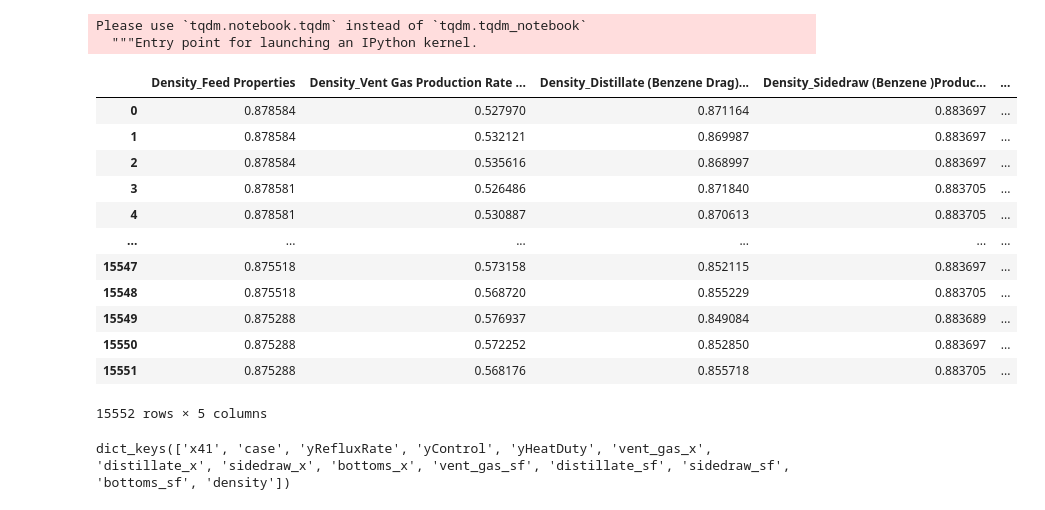
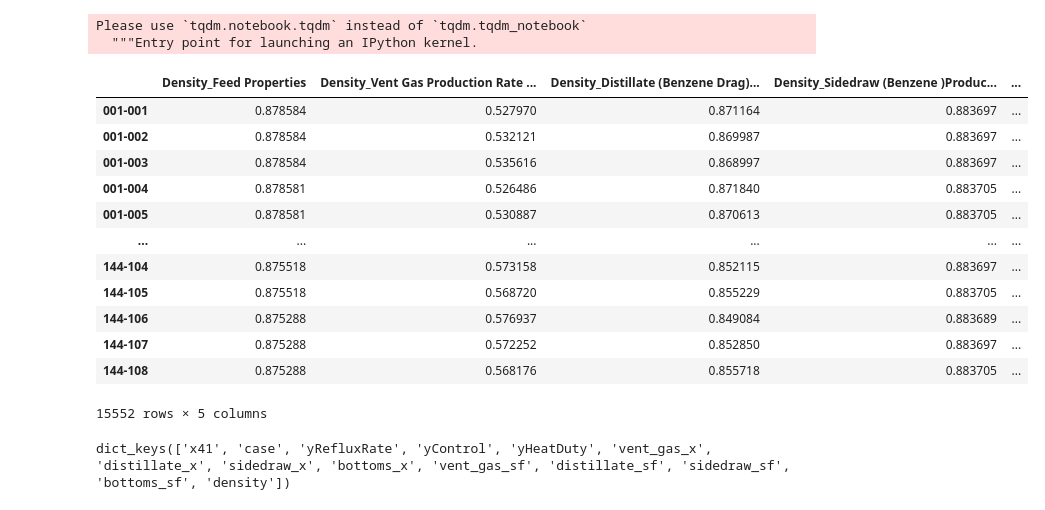
Before and after one commit to skywalker0803r/c620, a Jupyter notebook: notebook/ETL_C660.ipynb, the cells around one changed output. Drawn from its saved outputs; the diff is of its cells as text; code cells hidden in the pictures.

```diff
--- a/notebook/ETL_C660.ipynb
+++ b/notebook/ETL_C660.ipynb
@@ -162,31 +162,33 @@ col_names['bottoms_sf'] = bottoms_sf
 # %%
 MFR = get_col(train, 'Mass Flow Rate')
 MFR.remove(MFR[0])
 
 VFR = get_col(train, 'Volume Flow Rate')
 VFR.remove(VFR[0])
 
 vMFR = train[MFR].values
 vVFR = train[VFR].values
 n = [ i.split('_')[1] for i in MFR]
 
 col_names['density'] = ['Density_{}'.format(i) for i in n]
 density = vMFR/vVFR
-density = pd.DataFrame(density,columns=col_names['density'])
+density = pd.DataFrame(density,
+                       index=train.index,
+                       columns=col_names['density'])
 density
 # %% [output]
 |  | Density_Feed Properties | Density_Vent Gas Production Rate ... | Density_Distillate (Benzene Drag)... | Density_Sidedraw (Benzene )Produc... | ... |
-| 0 | 0.878584 | 0.527970 | 0.871164 | 0.883697 | ... |
-| 1 | 0.878584 | 0.532121 | 0.869987 | 0.883697 | ... |
-| 2 | 0.878584 | 0.535616 | 0.868997 | 0.883697 | ... |
-| 3 | 0.878581 | 0.526486 | 0.871840 | 0.883705 | ... |
-| 4 | 0.878581 | 0.530887 | 0.870613 | 0.883705 | ... |
+| 001-001 | 0.878584 | 0.527970 | 0.871164 | 0.883697 | ... |
+| 001-002 | 0.878584 | 0.532121 | 0.869987 | 0.883697 | ... |
+| 001-003 | 0.878584 | 0.535616 | 0.868997 | 0.883697 | ... |
+| 001-004 | 0.878581 | 0.526486 | 0.871840 | 0.883705 | ... |
+| 001-005 | 0.878581 | 0.530887 | 0.870613 | 0.883705 | ... |
 | ... | ... | ... | ... | ... | ... |
-| 15547 | 0.875518 | 0.573158 | 0.852115 | 0.883697 | ... |
-| 15548 | 0.875518 | 0.568720 | 0.855229 | 0.883705 | ... |
-| 15549 | 0.875288 | 0.576937 | 0.849084 | 0.883689 | ... |
-| 15550 | 0.875288 | 0.572252 | 0.852850 | 0.883697 | ... |
-| 15551 | 0.875288 | 0.568176 | 0.855718 | 0.883705 | ... |
+| 144-104 | 0.875518 | 0.573158 | 0.852115 | 0.883697 | ... |
+| 144-105 | 0.875518 | 0.568720 | 0.855229 | 0.883705 | ... |
+| 144-106 | 0.875288 | 0.576937 | 0.849084 | 0.883689 | ... |
+| 144-107 | 0.875288 | 0.572252 | 0.852850 | 0.883697 | ... |
+| 144-108 | 0.875288 | 0.568176 | 0.855718 | 0.883705 | ... |
 15552 rows × 5 columns
 # %%
 col_names.keys()
```
Also changed, not shown: parts of 1 cell of this notebook.
